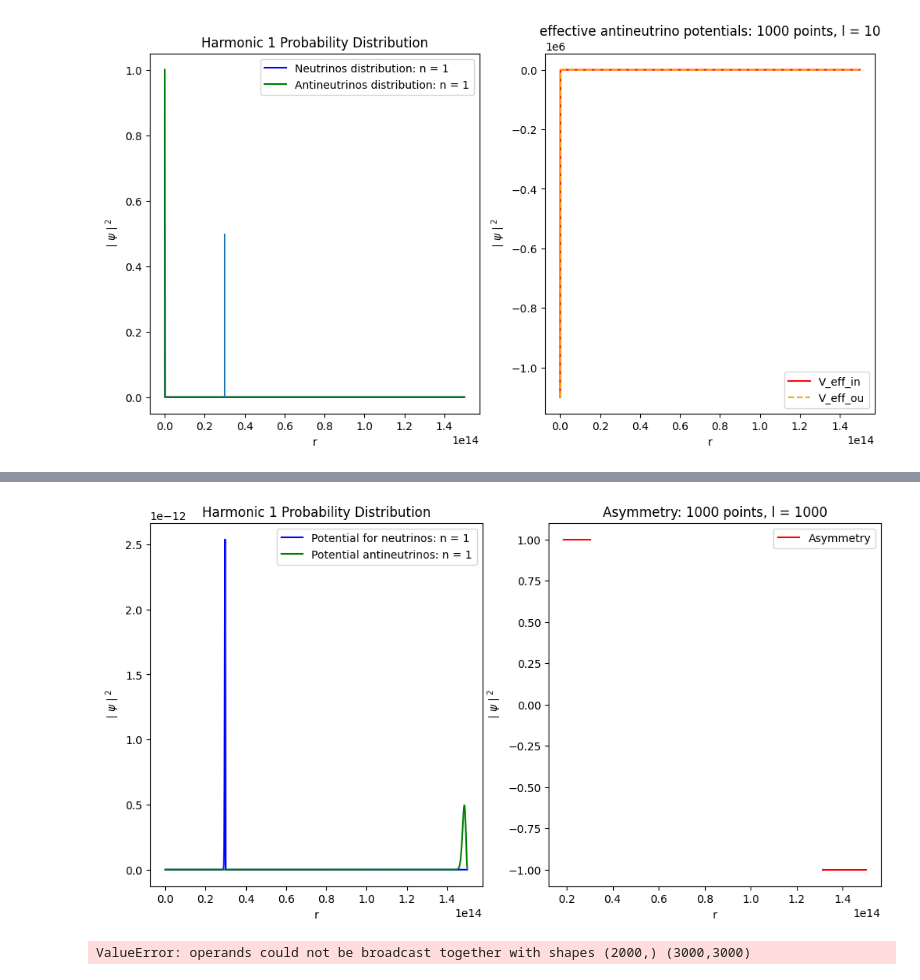
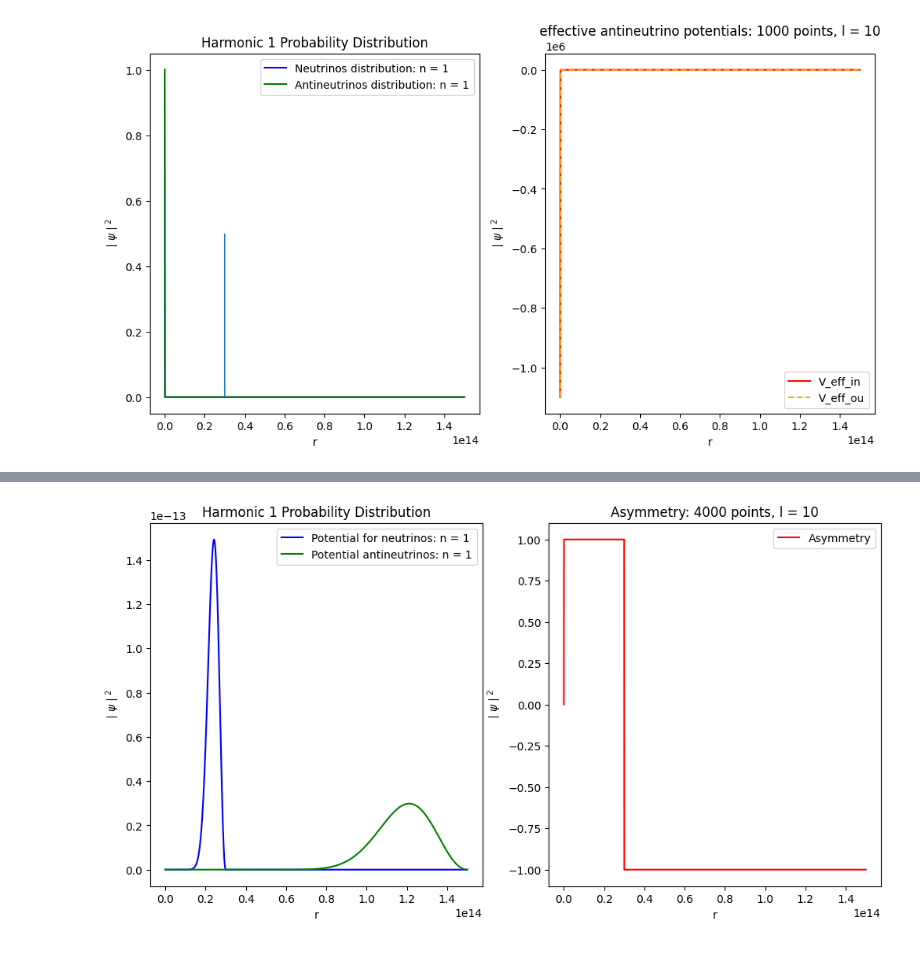
Before and after one commit to Nathan-Gershengorn/CnuB-optics, a Jupyter notebook: 1D_stuff/1D_Saarik_graph.ipynb, the cells around one changed output, grey strips where cells are left out. Cells and saved outputs as stored; diff of their text form; code cells hidden in the pictures.

```diff
--- a/1D_stuff/1D_Saarik_graph.ipynb
+++ b/1D_stuff/1D_Saarik_graph.ipynb
@@ -332,77 +363,43 @@ def harmonic(n, N, l):
 
 
     # Plot the asymmetry on the second subplot
-    ax2.plot(r_values, (np.abs(psi_nu[n-1])**2 - np.abs(psi_antinu[n-1])**2)/(np.abs(psi_nu[n-1])**2 + np.abs(psi_antinu[n-1])**2), color='red', label='Asymmetry') # graphing numerically
+    asym = []
+    for i in range(0, len(r_values)):
+        if np.abs(psi_nu_normalized[i] / r_values[i])**2 == np.abs(psi_antinu_normalized[i] / r_values[i])**2 and np.abs(psi_nu_normalized[i] / r_values[i])**2 == 0:
+            asym.append(0)
+        else:
+            asym.append((np.abs(psi_nu_normalized[i] / r_values[i])**2 - np.abs(psi_antinu_normalized[i] / r_values[i])**2)/(np.abs(psi_nu_normalized[i] / r_values[i])**2 + np.abs(psi_antinu_normalized[i] / r_values[i])**2))
+    ax2.plot(r_values, asym, color='red', label='Asymmetry') # graphing numerically
 
     # graph the potential on the same plot
     #ax1.vlines(3E13, ymin = 0, ymax=.001)
     #ax2.vlines(3E13, ymin = 0, ymax=1)
 
     # Set labels and title for the first subplot
     ax1.set_xlabel('r')
     ax1.set_ylabel(r'$\mid\psi\mid^2$')
     ax1.set_yscale('linear')
     ax1.set_xscale('linear')
     ax1.set_title(f'Harmonic {n} Probability Distribution')
 
     # Set labels and title for the second subplot
     ax2.set_xlabel('r')
     ax2.set_ylabel(r'$\mid\psi\mid^2$')
     ax2.set_yscale('linear')
     ax2.set_xscale('linear')
     ax2.set_title(f'Asymmetry: {N} points, l = {l}')
 
     # Display legend
     ax1.legend()
     ax2.legend()
 
     # Save the figure
     plt.savefig('1D_plots/step_function.png')
 
     # Show the plot
     plt.show()
-    print
 
 
-# no asymmetry for l < 1E9
-# varying based off N for 1E9 < l < 1E10
-# exponential decay for l > 1E10 (ish) - bumpy decay for l ~ 1E11, full decay for l > 1E12
-
-# harmonic(1, 4000, l=1E8)
-harmonic(1, 1000, l=1000)
-# harmonic(1, 4000, l=1E12)
-# harmonic(1, 5000, l=1E8)
-# harmonic(1, 5000, l=1E10)
-# harmonic(1, 5000, l=1E12)
-# harmonic(1, 6000, l=1E8)
-# harmonic(1, 6000, l=1E10)
-# harmonic(1, 6000, l=1E12)
+harmonic(1, 4000, l=10)
 # %% [output]
-[figure, old version]
+[figure, new version]
-# %%
-# Now add l dependence
-N=3000
-l_max = 3
-
-l_E_pos, l_psi_pos = np.linalg.eigh(Hamiltonian_unchanged(N, r_values, l=0))
-l_E_neg, l_psi_neg = np.linalg.eigh(Hamiltonian_neg(N, r_values, l=0))
-l_psi_pos = l_psi_pos.T
-l_psi_neg = l_psi_neg.T
-print(l_psi_neg.shape)
-print(r_values.shape)
-
-
-for l in range(1, l_max):
-    E_pos, psi_pos = np.linalg.eigh(Hamiltonian_unchanged(N, r_values, l))
-    E_neg, psi_neg = np.linalg.eigh(Hamiltonian_neg(N, r_values, l))
-    psi_pos = psi_pos.T
-    psi_neg = psi_neg.T
-
-    l_psi_pos += psi_pos
-    l_psi_neg += psi_neg
-    print(l)
-
-l_psi_pos = normalize(l_psi_pos)
-l_psi_neg = normalize(l_psi_neg)
-# %% [output]
-ValueError: operands could not be broadcast together with shapes (2000,) (3000,3000)
```
Also changed, not shown: parts of 5 cells of this notebook, 4 other files.
